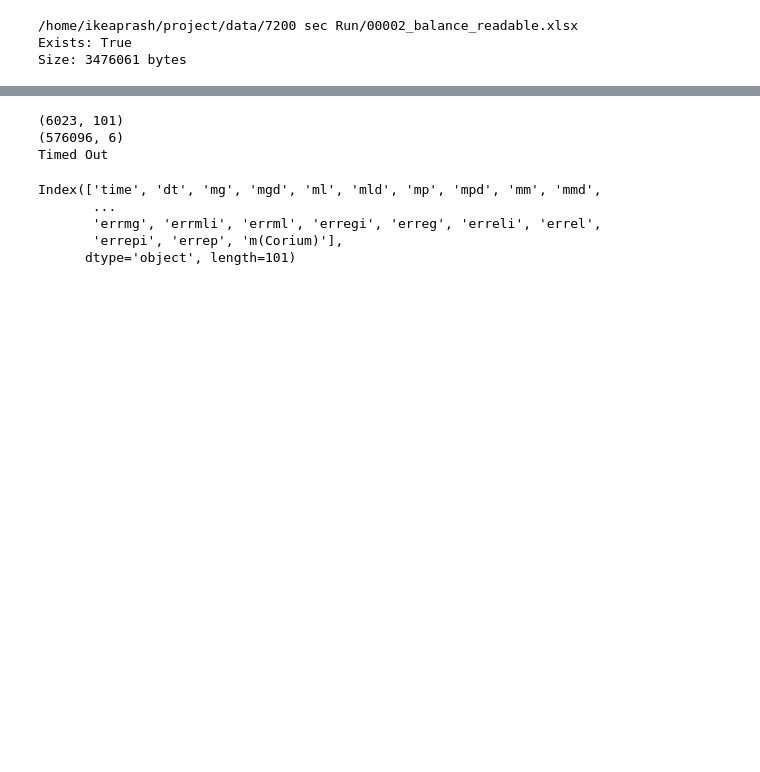
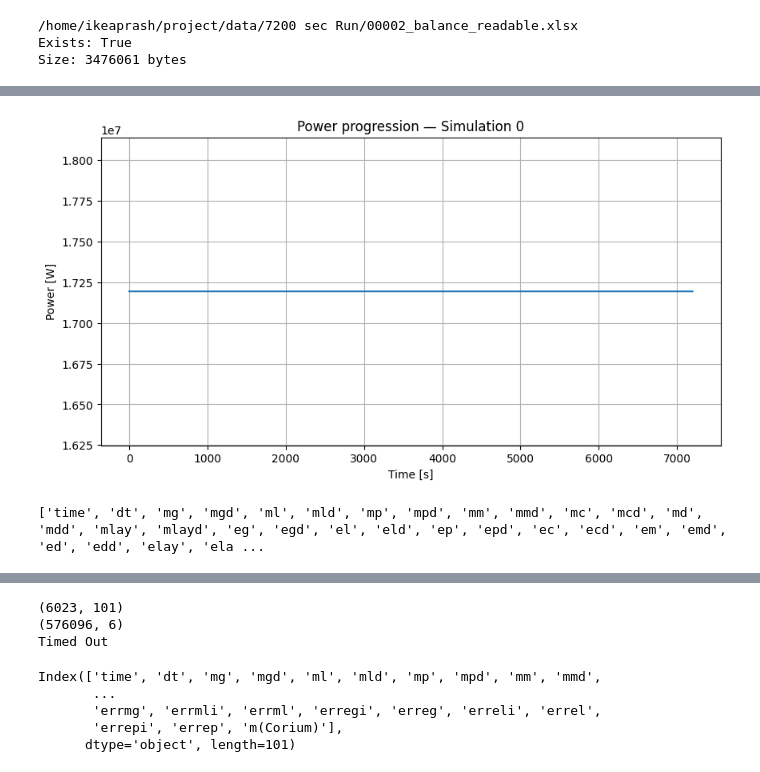
Before and after one commit to ananya-prashanth/IKE-HiWi, a Jupyter notebook: notebooks/exploration.ipynb, the cells around one changed output, grey strips where cells are left out. Drawn from its saved outputs; the diff is of its cells as text; code cells hidden in the pictures; blank space fills up the shorter version.

```diff
--- a/notebooks/exploration.ipynb
+++ b/notebooks/exploration.ipynb
@@ -36,0 +203,20 @@ Timed Out
+# %%
+plt.figure(figsize=(10, 5))
+
+plt.plot(
+    sim["time"],
+    sim["pow"]
+)
+
+plt.xlabel("Time [s]")
+plt.ylabel("Power [W]")
+plt.title(f"Power progression — Simulation {sim_id}")
+plt.grid(True)
+
+plt.show()
+# %% [output]
+[figure, added]
+# %%
+print(sim.columns.tolist())
+# %% [output]
+['time', 'dt', 'mg', 'mgd', 'ml', 'mld', 'mp', 'mpd', 'mm', 'mmd', 'mc', 'mcd', 'md', 'mdd', 'mlay', 'mlayd', 'eg', 'egd', 'el', 'eld', 'ep', 'epd', 'ec', 'ecd', 'em', 'emd', 'ed', 'edd', 'elay', 'ela ...
```
Also changed, not shown: parts of 120 cells of this notebook, 15 other files.
